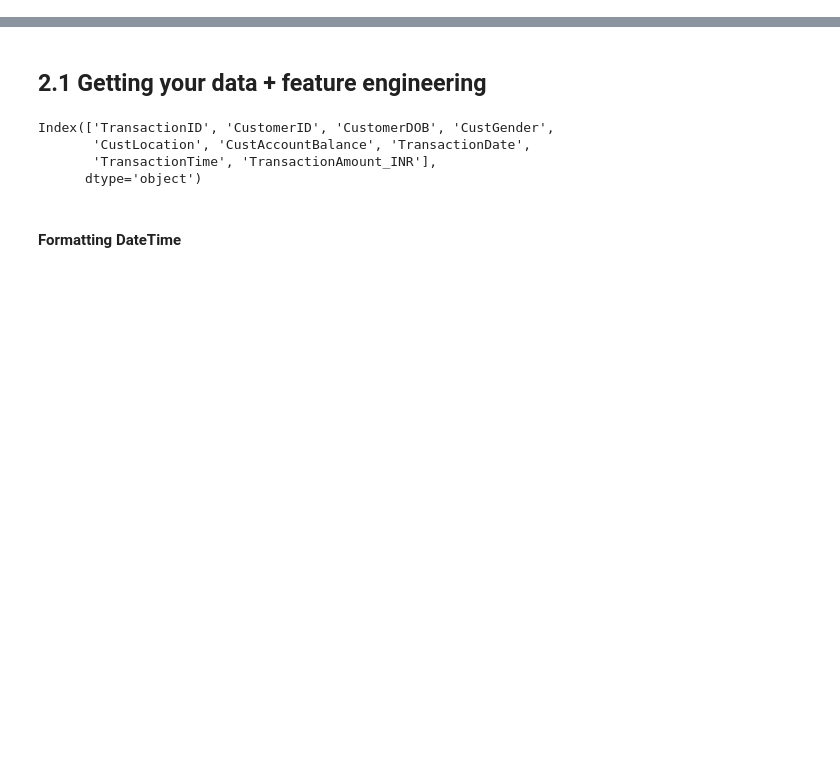
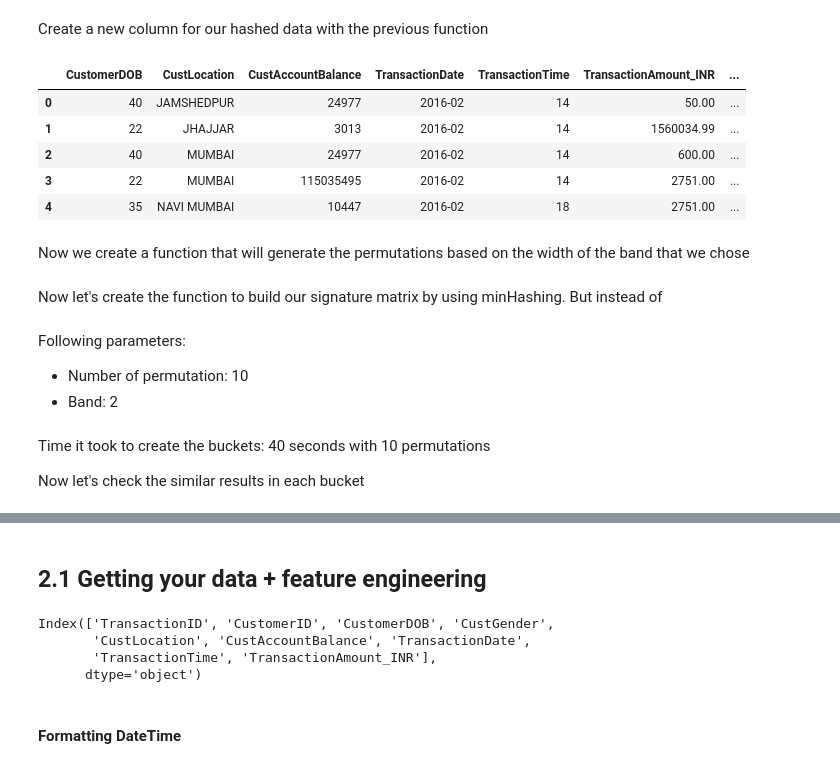
Before and after one commit to MRampo/ADM-HW4, a Jupyter notebook: premain.ipynb, the cells around one changed output, grey strips where cells are left out. Saved outputs shown, nothing was run; the diff lists cells and outputs as text; code cells hidden in the pictures; blank space fills up the shorter version.

```diff
--- a/premain.ipynb
+++ b/premain.ipynb
@@ -9,0 +189,3 @@ import matplotlib.pyplot as plt
+# %%
+#String containing all the words inside the column "joined_string"
+string_data = [" ".join(lst) for lst in data3.joined_data]
@@ -9,0 +219,52 @@ import matplotlib.pyplot as plt
+# %%
+def doHash(list,a,b):
+    #Create a new list for the hashed value
+    hashed = []
+
+    #Parameters for hash function
+    y = 7919 #Chosen at random
+
+    #iterate over the list of values
+    for value in list:
+
+        #Create a temporary value
+        temp = value
+
+        #We can have both string or int in our list so we need to check
+        #If we have a string then the value will be the sum of char in that string
+        if type(value) == str:
+
+            #create new value
+            temp = 0
+
+            #iterate over every character
+            for chara in value:
+                temp += ord(chara)
+
+        #compute the hashing function described above
+        new_value = (int(temp)*a + b) % y
+
+        #append the new value to the list
+        hashed.append(new_value)
+
+    return hashed
+# %% [markdown]
+Create a new column for our hashed data with the previous function
+# %%
+#Set the parameters for the hashing function
+a = 59  #random
+b = 28  #random
+
+#Create new column with hashed value
+data3["hashed_data"] = data3.joined_data.apply(lambda x: doHash(x,a,b))
+# %%
+data3.head()
+# %% [output]
+|  | CustomerDOB | CustLocation | CustAccountBalance | TransactionDate | TransactionTime | TransactionAmount_INR | ... |
+| 0 | 40 | JAMSHEDPUR | 24977 | 2016-02 | 14 | 50.00 | ... |
+| 1 | 22 | JHAJJAR | 3013 | 2016-02 | 14 | 1560034.99 | ... |
+| 2 | 40 | MUMBAI | 24977 | 2016-02 | 14 | 600.00 | ... |
+| 3 | 22 | MUMBAI | 115035495 | 2016-02 | 14 | 2751.00 | ... |
+| 4 | 35 | NAVI MUMBAI | 10447 | 2016-02 | 18 | 2751.00 | ... |
+# %% [markdown]
+Now we create a function that will generate the permutations based on the width of the band that we chose
@@ -9,0 +293,2 @@ import matplotlib.pyplot as plt
+# %% [markdown]
+Now let's create the function to build our signature matrix by using minHashing. But instead of
@@ -9,0 +360,5 @@ import matplotlib.pyplot as plt
+# %% [markdown]
+Following parameters:
+
+- Number of permutation: 10
+- Band: 2
@@ -9,0 +368,4 @@ import matplotlib.pyplot as plt
+# %% [markdown]
+Time it took to create the buckets: 40 seconds with 10 permutations
+
+Now let's check the similar results in each bucket
```
Also changed, not shown: parts of 84 cells of this notebook, 5 other files.
